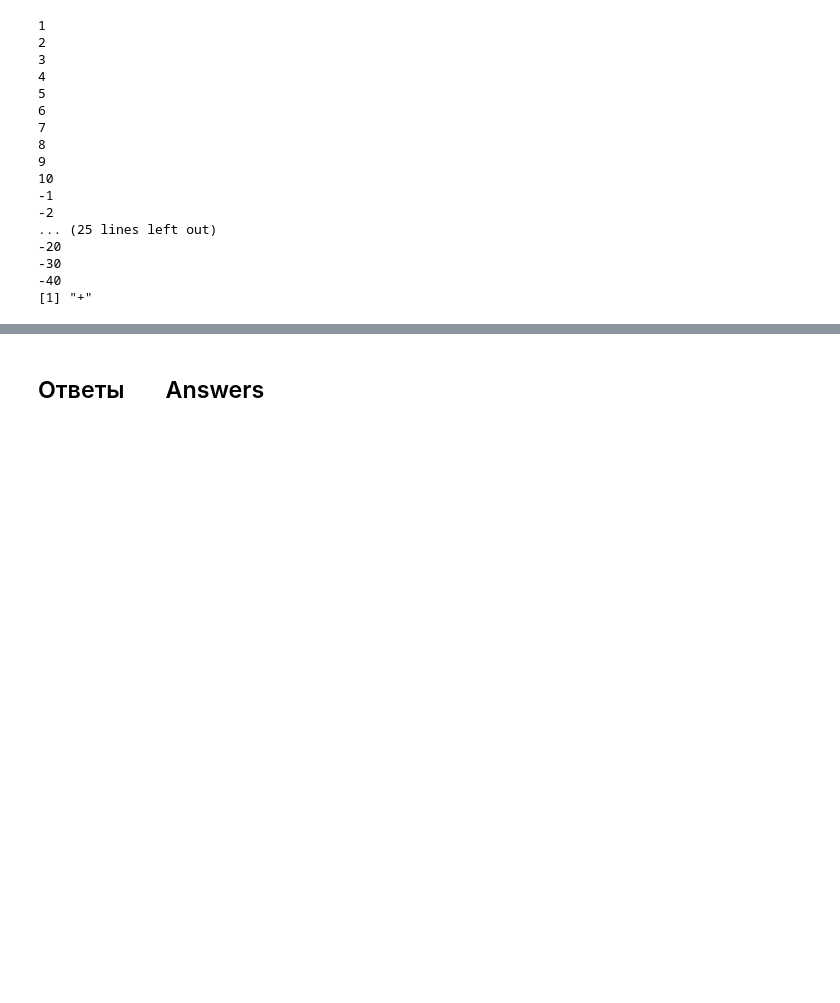
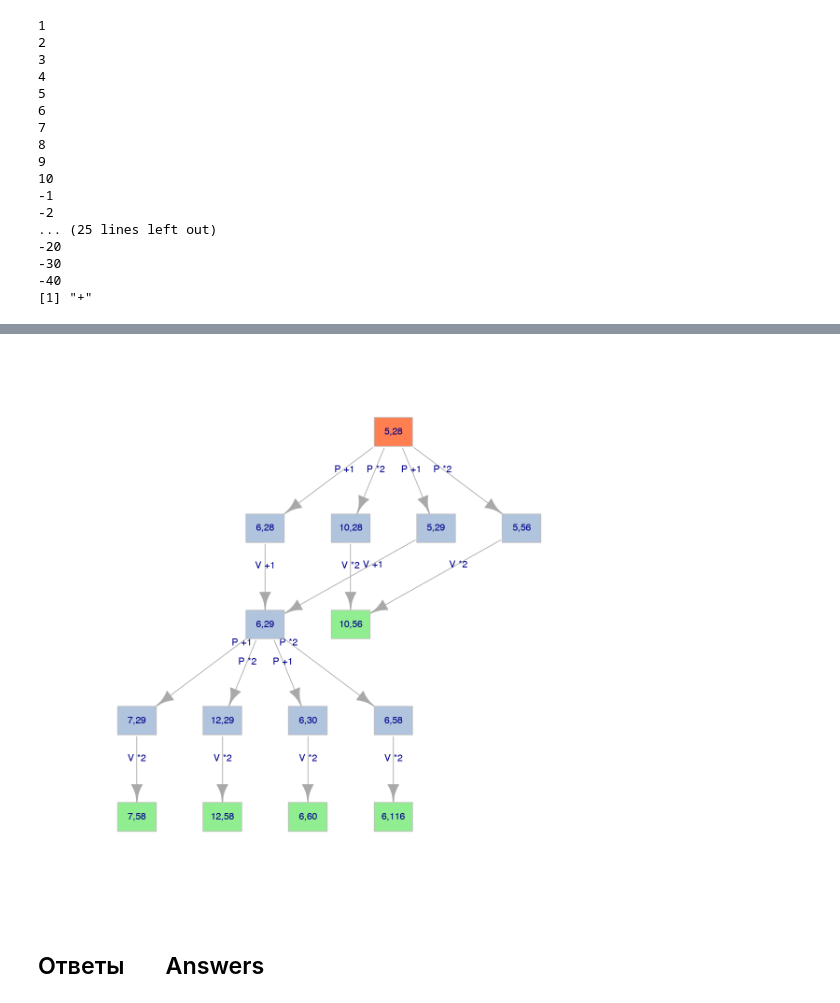
Before and after one commit to OlgaBelitskaya/it_20172018, a Jupyter notebook: 2017_Variant1_R.ipynb, the cells around one changed output, grey strips where cells are left out. Saved outputs shown, nothing was run; the diff lists cells and outputs as text; code cells hidden in the pictures; blank space fills up the shorter version.

```diff
--- a/2017_Variant1_R.ipynb
+++ b/2017_Variant1_R.ipynb
@@ -2063,0 +2172,19 @@ answer_dictionary[25] <- paste(version, program_fragment, sep=";")
+# %%
+options(repr.plot.width=10,repr.plot.height=10)
+edges3 <- c('5,28','6,28','5,28','10,28','5,28','5,29','5,28','5,56',
+           '6,28','6,29','10,28','10,56','5,29','6,29','5,56','10,56',
+           '6,29','7,29','6,29','12,29','6,29','6,30','6,29','6,58',
+           '7,29','7,58','12,29','12,58','6,30','6,60','6,58','6,116')
+colors3 <-c ("coral","lightsteelblue","lightsteelblue","lightsteelblue","lightsteelblue",
+             "lightsteelblue","lightgreen","lightsteelblue","lightsteelblue",
+             "lightsteelblue","lightsteelblue","lightgreen","lightgreen","lightgreen","lightgreen")
+labels3 <- c('P +1','P *2','P +1','P *2','V +1','V *2','V +1','V *2',
+             'P +1','P *2','P +1','P *2','V *2','V *2','V *2','V *2')
+
+g3 <- graph(edges3)
+
+plot(g3,layout=layout_as_tree,edge.label=labels3,
+     vertex.color=colors3,vertex.size=20,
+     vertex.frame.color="gray",vertex.shape='rectangle');
+# %% [output]
+[figure, added]
```
Also changed, not shown: parts of 8 cells of this notebook, 1 other file.
